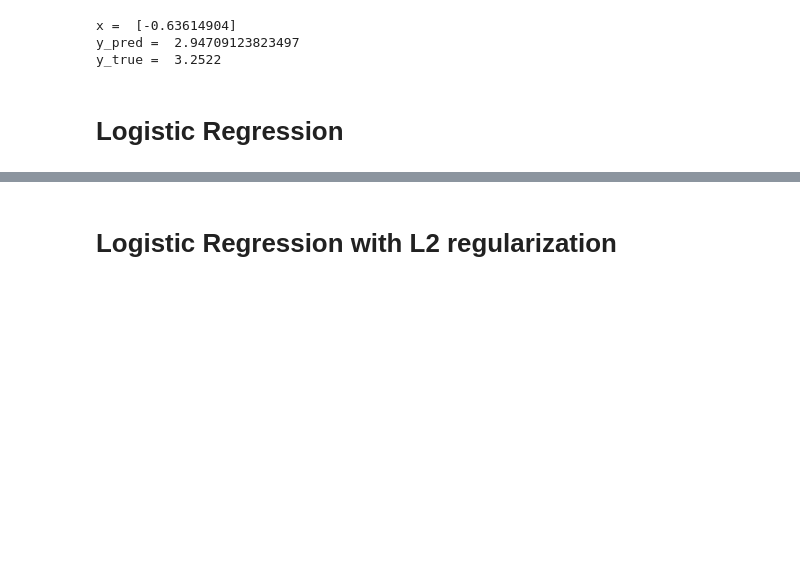
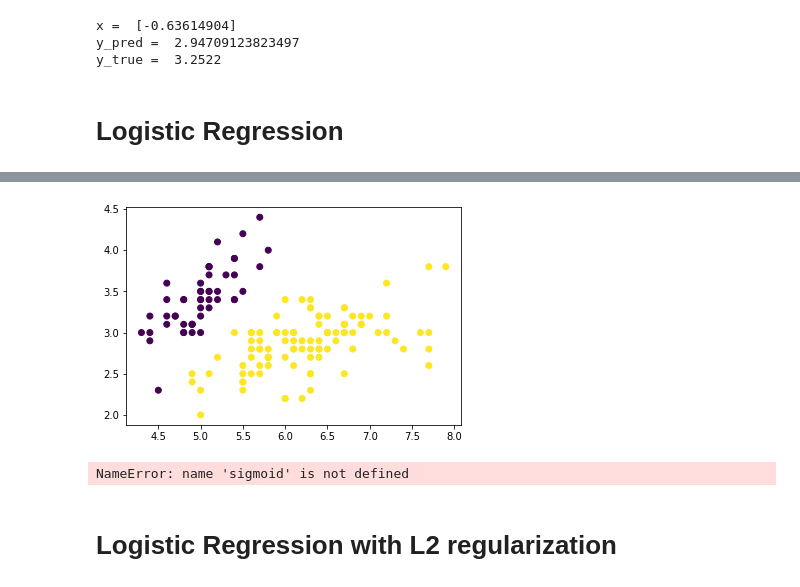
Before and after one commit to pg42870/SIB, a Jupyter notebook: scripts/eval2.ipynb, the cells around one changed output, grey strips where cells are left out. Drawn from its saved outputs; the diff is of its cells as text; code cells hidden in the pictures; blank space fills up the shorter version.

```diff
--- a/scripts/eval2.ipynb
+++ b/scripts/eval2.ipynb
@@ -105,6 +103,6 @@ ImportError: cannot import name 'LogisticRegression' from 'si.supervised.linreg'
 filename = os.path.join(DIR, 'datasets/iris.data')
 df = pd.read_csv(filename)
 iris = Dataset.from_dataframe(df,ylabel="class")
-y = [int(x != 'Iris-setosa') for x in iris.y]
+y = [int(x != 'Iris-setosa') for x in iris.Y]
 dataset = Dataset(iris.X[:,:2],np.array(y))
 summary(dataset)
@@ -111,11 +115,15 @@ summary(dataset)
 # %%
-plt.scatter(dataset.X[:,0], dataset.X[:,1],c=dataset.y)
+plt.scatter(dataset.X[:,0], dataset.X[:,1],c=dataset.Y)
 plt.show()
+# %% [output]
+[figure, added]
 # %%
 logreg = LogisticRegression(epochs=20000)
 # %%
 logreg.fit(dataset)
 logreg.theta
+# %% [output]
+NameError: name 'sigmoid' is not defined
 # %%
 plt.scatter(dataset.X[:,0], dataset.X[:,1],c=dataset.y)
 _x = np.linspace(min(dataset.X[:,0]),max(dataset.X[:,0]),2)
```
Also changed, not shown: parts of 2 cells of this notebook, 1 other file.
